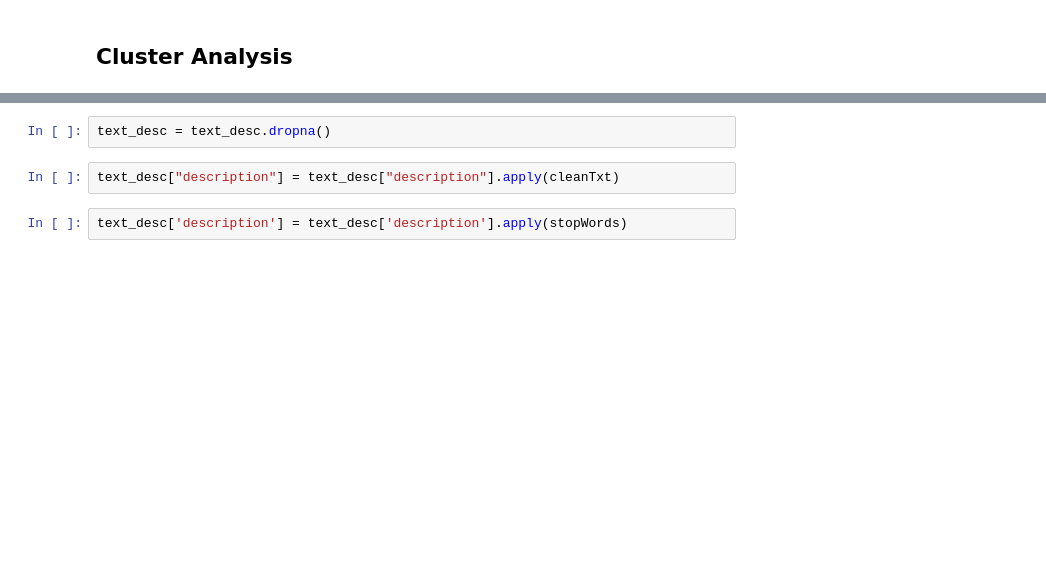
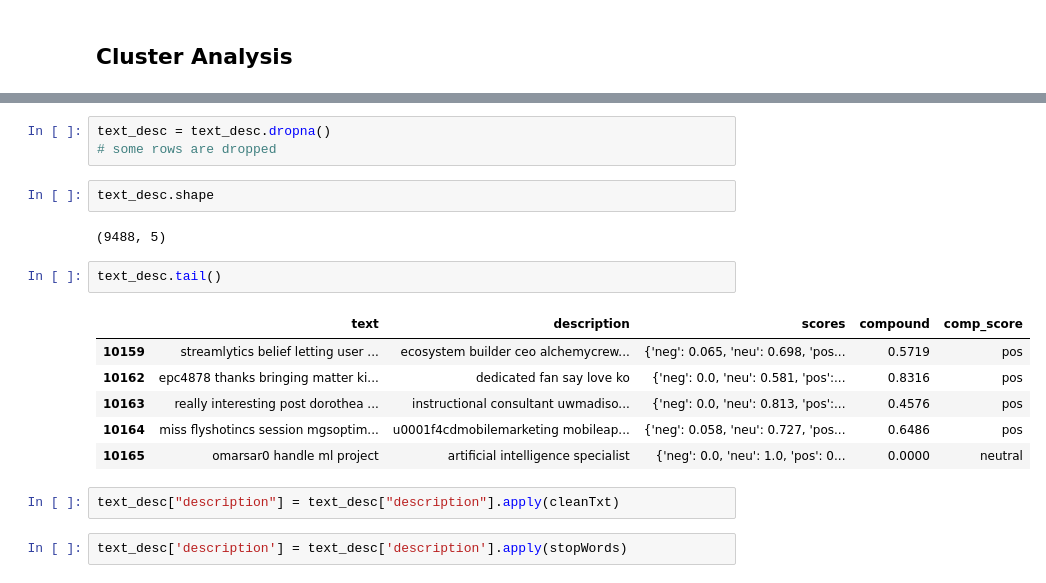
Before and after one commit to sofiapiedrahita/CyberCollective, a Jupyter notebook: Data Privacy Tweets.ipynb, the cells around one changed output, grey strips where cells are left out. Drawn from its saved outputs; the diff is of its cells as text; blank space fills up the shorter version.

```diff
--- a/Data Privacy Tweets.ipynb
+++ b/Data Privacy Tweets.ipynb
@@ -447,5 +338,19 @@ text_desc.head()
-# %%
-text_desc = text_desc.dropna()
+# %%
+text_desc = text_desc.dropna()
+# some rows are dropped
+# %%
+text_desc.shape
+# %% [output]
+(9488, 5)
+# %%
+text_desc.tail()
+# %% [output]
+|  | text | description | scores | compound | comp_score |
+| 10159 | streamlytics belief letting user ... | ecosystem builder ceo alchemycrew... | {'neg': 0.065, 'neu': 0.698, 'pos... | 0.5719 | pos |
+| 10162 | epc4878 thanks bringing matter ki... | dedicated fan say love ko | {'neg': 0.0, 'neu': 0.581, 'pos':... | 0.8316 | pos |
+| 10163 | really interesting post dorothea ... | instructional consultant uwmadiso... | {'neg': 0.0, 'neu': 0.813, 'pos':... | 0.4576 | pos |
+| 10164 | miss flyshotincs session mgsoptim... | u0001f4cdmobilemarketing mobileap... | {'neg': 0.058, 'neu': 0.727, 'pos... | 0.6486 | pos |
+| 10165 | omarsar0 handle ml project | artificial intelligence specialist | {'neg': 0.0, 'neu': 1.0, 'pos': 0... | 0.0000 | neutral |
 # %%
 text_desc["description"] = text_desc["description"].apply(cleanTxt)
 # %%
```
Also changed, not shown: parts of 35 cells of this notebook.
